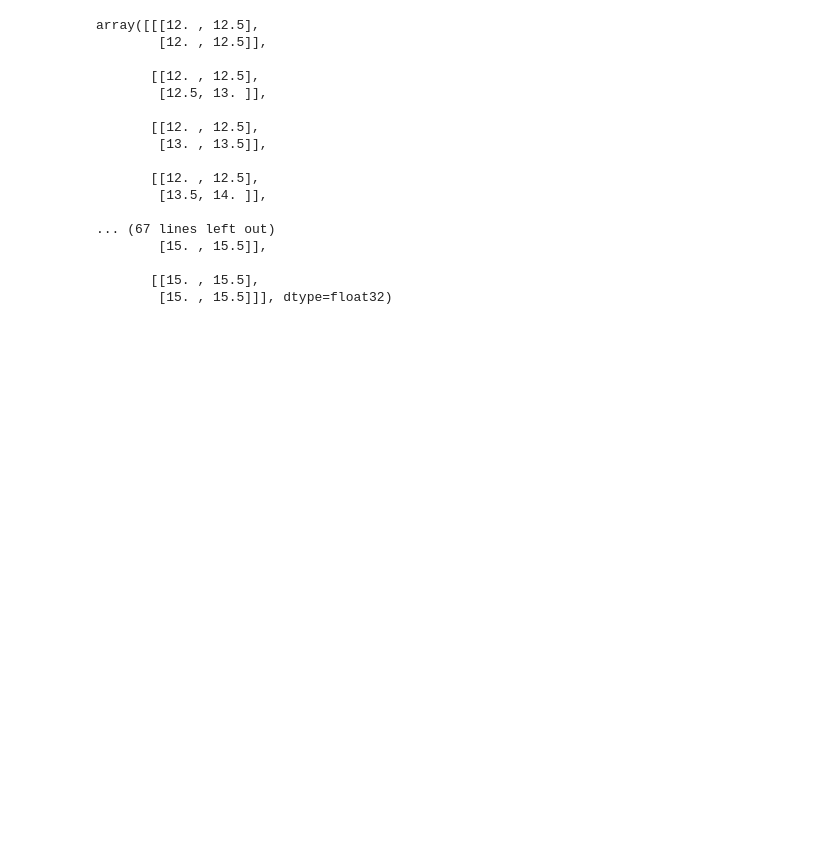
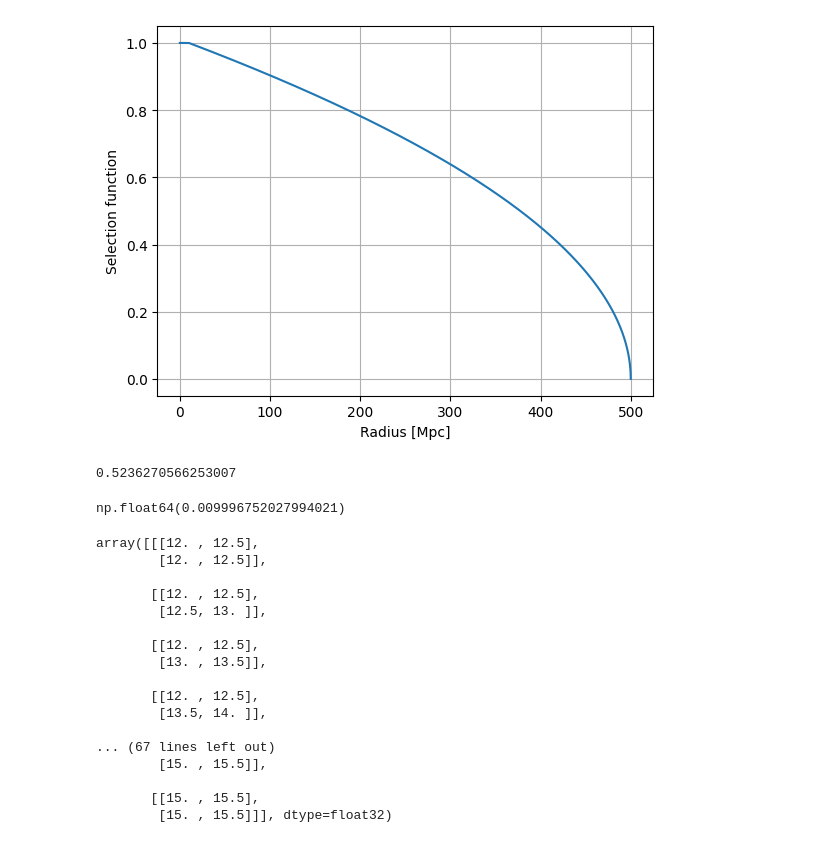
Before and after one commit to TimvdVuurst/MRP_vdvuurst, a Jupyter notebook: tests.ipynb, the cells around one changed output. Drawn from its saved outputs; the diff is of its cells as text; code cells hidden in the pictures; blank space fills up the shorter version.

```diff
--- a/tests.ipynb
+++ b/tests.ipynb
@@ -7,0 +28,17 @@ from itertools import combinations, combinations_with_replacement
+# %%
+def func2(x, alpha = 0.5):
+    return np.power((500 - x)/490, alpha)
+
+radius = np.linspace(0,500,1+2**12)
+selection_function = np.ones_like(radius)
+selection_function[radius > 10] = func2(radius[radius > 10])
+
+plt.plot(radius,selection_function)
+# plt.hlines(0,0,500,colors='black')
+# plt.semilogx()
+plt.grid()
+plt.xlabel('Radius [Mpc]')
+plt.ylabel('Selection function')
+plt.show()
+# %% [output]
+[figure, added]
@@ -8,3 +48,15 @@ from itertools import combinations, combinations_with_replacement
+# %%
+def func(x,a = 13.365): #value for a works to reduce the probability to ~1% with this equation, emprically found
+    return ((-1/490)*x + 1 + (10/490)) / a
+
+radius_cut = radius[radius <= 500]
+print(radius_cut.shape[0] / radius.shape[0])
+alpha = func(radius_cut)
+num = (np.random.rand(radius_cut.shape[0]) < alpha).sum()
+num / radius.shape[0]
+# %% [output]
+0.5236270566253007
+np.float64(0.009996752027994021)
 # %%
 mass_range = np.arange(2, 6, 0.5).astype(np.float32)
 mass_bins = np.array([[mass_range[i],mass_range[i+1]] for i in range(len(mass_range)-1)])
```
Also changed, not shown: parts of 2 cells of this notebook, 2 other files.
